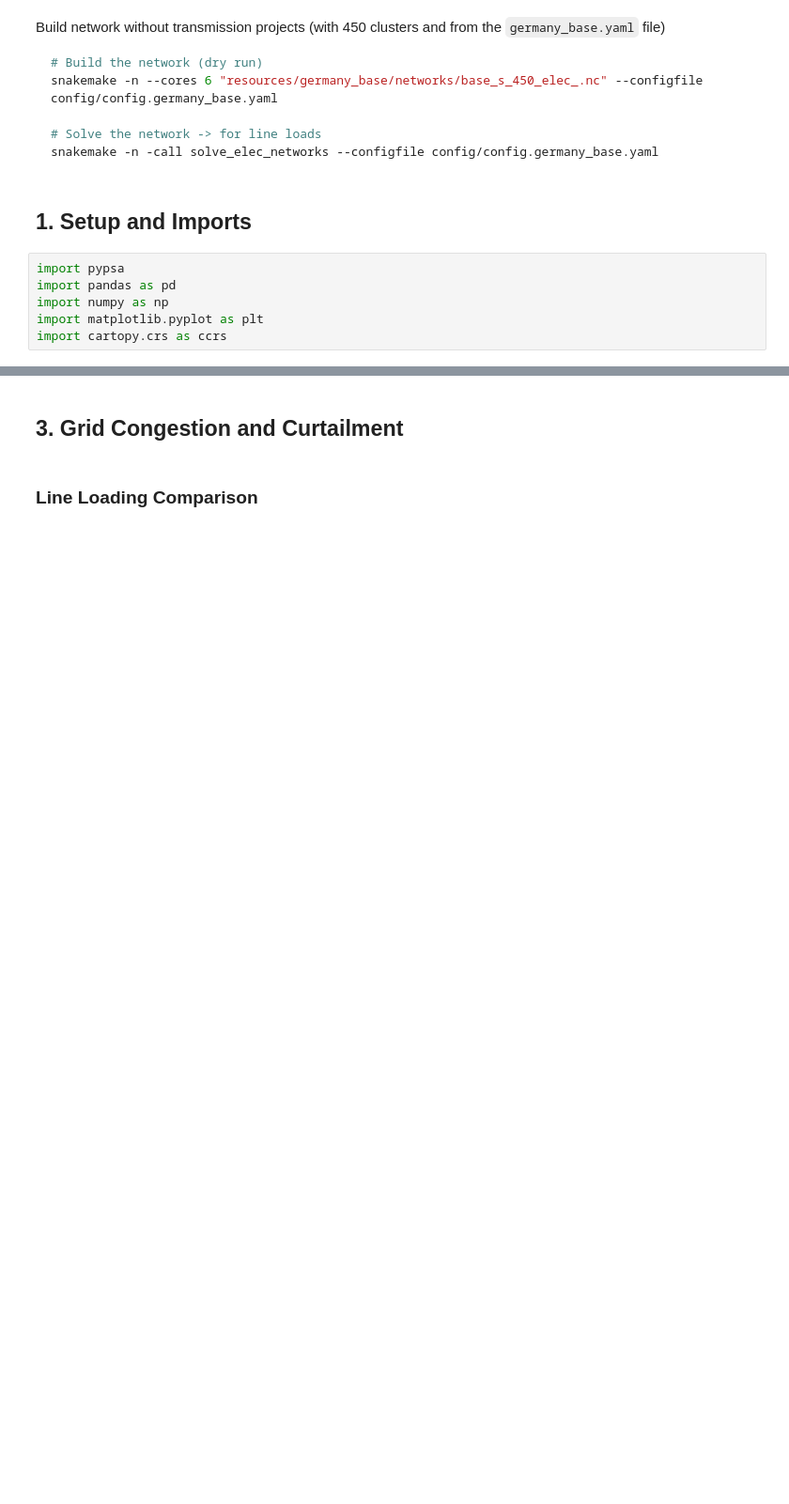
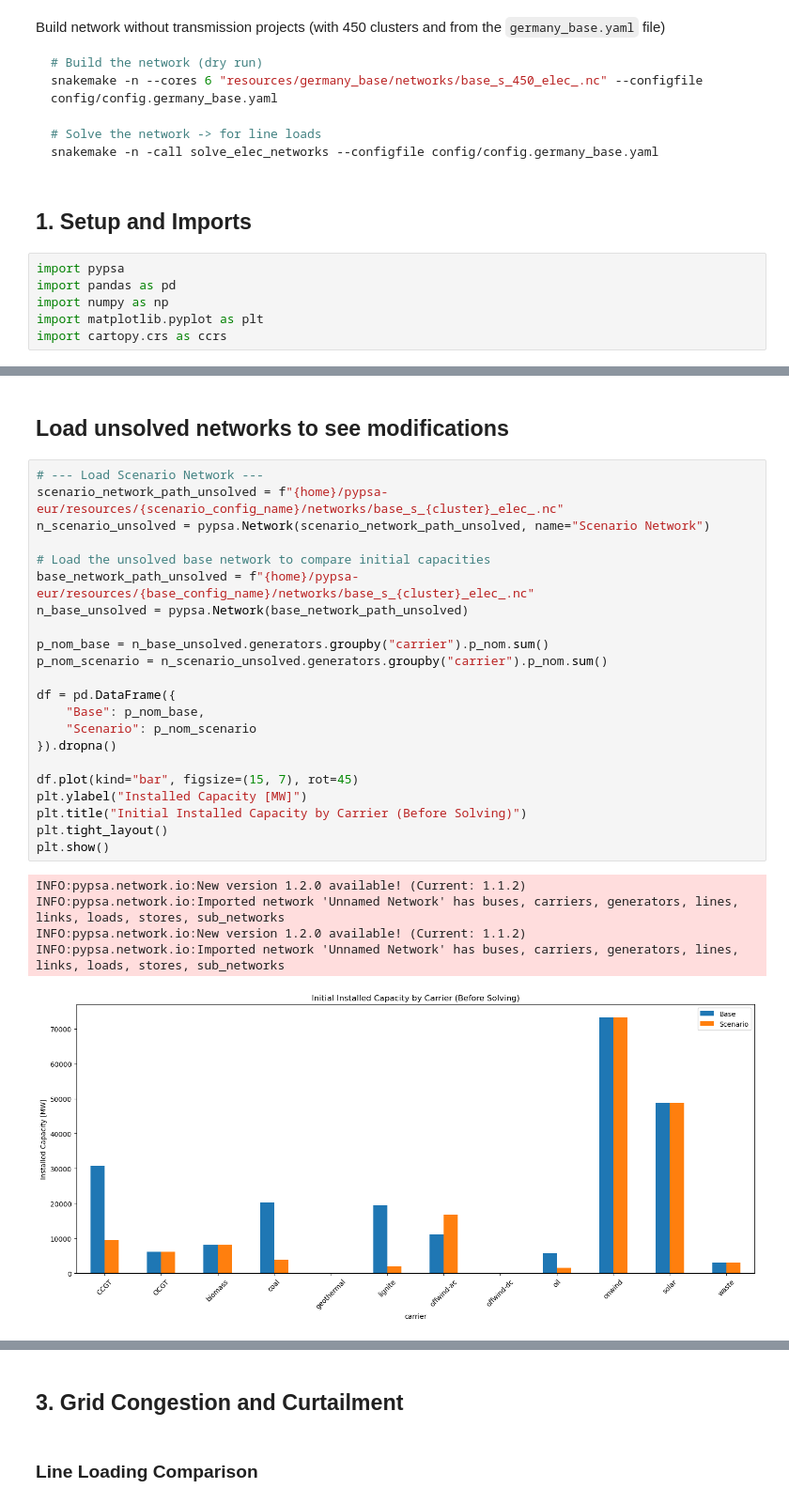
Before and after one commit to Luca2299/pypsa-eur, a Jupyter notebook: notebooks/Comparing_Scenarios.ipynb, the cells around one changed output, grey strips where cells are left out. Shown at 94% size. Drawn from its saved outputs; the diff is of its cells as text; blank space fills up the shorter version.

```diff
--- a/notebooks/Comparing_Scenarios.ipynb
+++ b/notebooks/Comparing_Scenarios.ipynb
@@ -32 +52,31 @@ import cartopy.crs as ccrs
+# %% [markdown]
+## Load unsolved networks to see modifications
+# %%
+# --- Load Scenario Network ---
+scenario_network_path_unsolved = f"{home}/pypsa-eur/resources/{scenario_config_name}/networks/base_s_{cluster}_elec_.nc"
+n_scenario_unsolved = pypsa.Network(scenario_network_path_unsolved, name="Scenario Network")
+
+# Load the unsolved base network to compare initial capacities
+base_network_path_unsolved = f"{home}/pypsa-eur/resources/{base_config_name}/networks/base_s_{cluster}_elec_.nc"
+n_base_unsolved = pypsa.Network(base_network_path_unsolved)
+
+p_nom_base = n_base_unsolved.generators.groupby("carrier").p_nom.sum()
+p_nom_scenario = n_scenario_unsolved.generators.groupby("carrier").p_nom.sum()
+
+df = pd.DataFrame({
+    "Base": p_nom_base,
+    "Scenario": p_nom_scenario
+}).dropna()
+
+df.plot(kind="bar", figsize=(15, 7), rot=45)
+plt.ylabel("Installed Capacity [MW]")
+plt.title("Initial Installed Capacity by Carrier (Before Solving)")
+plt.tight_layout()
+plt.show()
+# %% [output]
+INFO:pypsa.network.io:New version 1.2.0 available! (Current: 1.1.2)
+INFO:pypsa.network.io:Imported network 'Unnamed Network' has buses, carriers, generators, lines, links, loads, stores, sub_networks
+INFO:pypsa.network.io:New version 1.2.0 available! (Current: 1.1.2)
+INFO:pypsa.network.io:Imported network 'Unnamed Network' has buses, carriers, generators, lines, links, loads, stores, sub_networks
+[figure, added]
 # %% [markdown]
```
Also changed, not shown: parts of 14 cells of this notebook, 6 other files.
